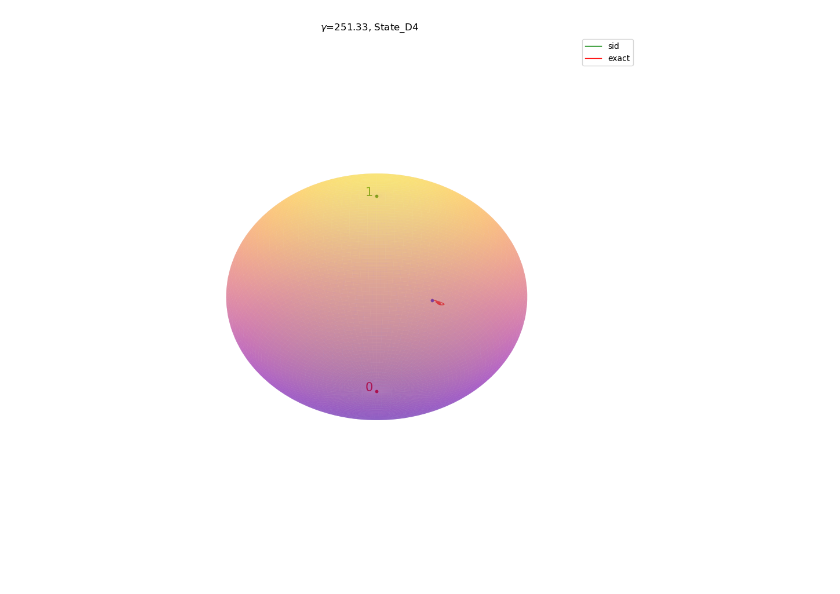
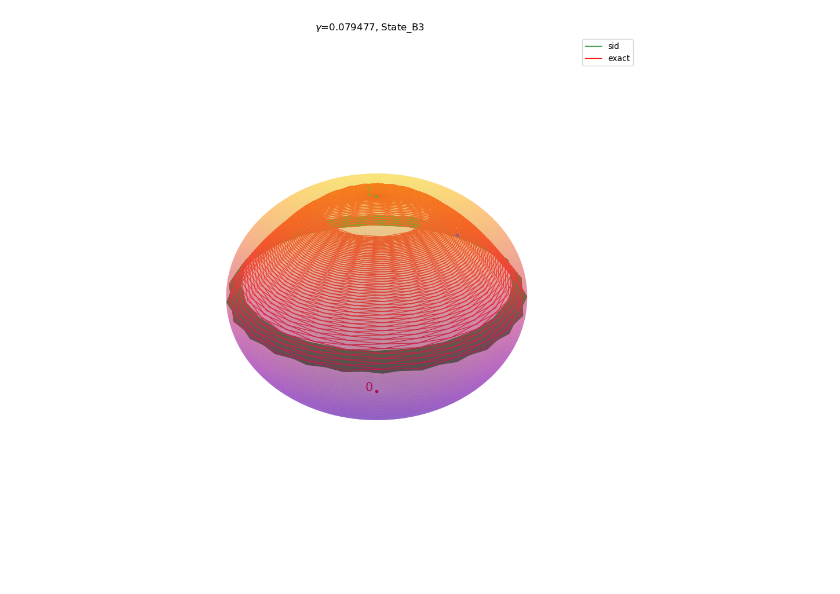
Before and after one commit to zpopovych/OQSID-thesis, a Jupyter notebook: POP_LME_5/06_plot_trajectories.ipynb, the cells around one changed output. Drawn from its saved outputs; the diff is of its cells as text; code cells hidden in the pictures.

Commit message:
2 x 4 traj plot

```diff
--- a/POP_LME_5/06_plot_trajectories.ipynb
+++ b/POP_LME_5/06_plot_trajectories.ipynb
@@ -58,8 +114,8 @@ trajectories_file = "../TESTS/POP_LME_5_Bloch_trajectories_2024-Jan-20_at_15-19.
 # %%
-plot_trajectories(trajectories_file, 7, dodeca_files[3])
+plot_trajectories(trajectories_file, 0, basis_files[2])
 plt.show()
 # %% [output]
-[figure, old version]
+[figure, new version]
 # %%
 import numpy as np
 import plotly.graph_objs as go
```
Also changed, not shown: parts of 3 cells of this notebook.
